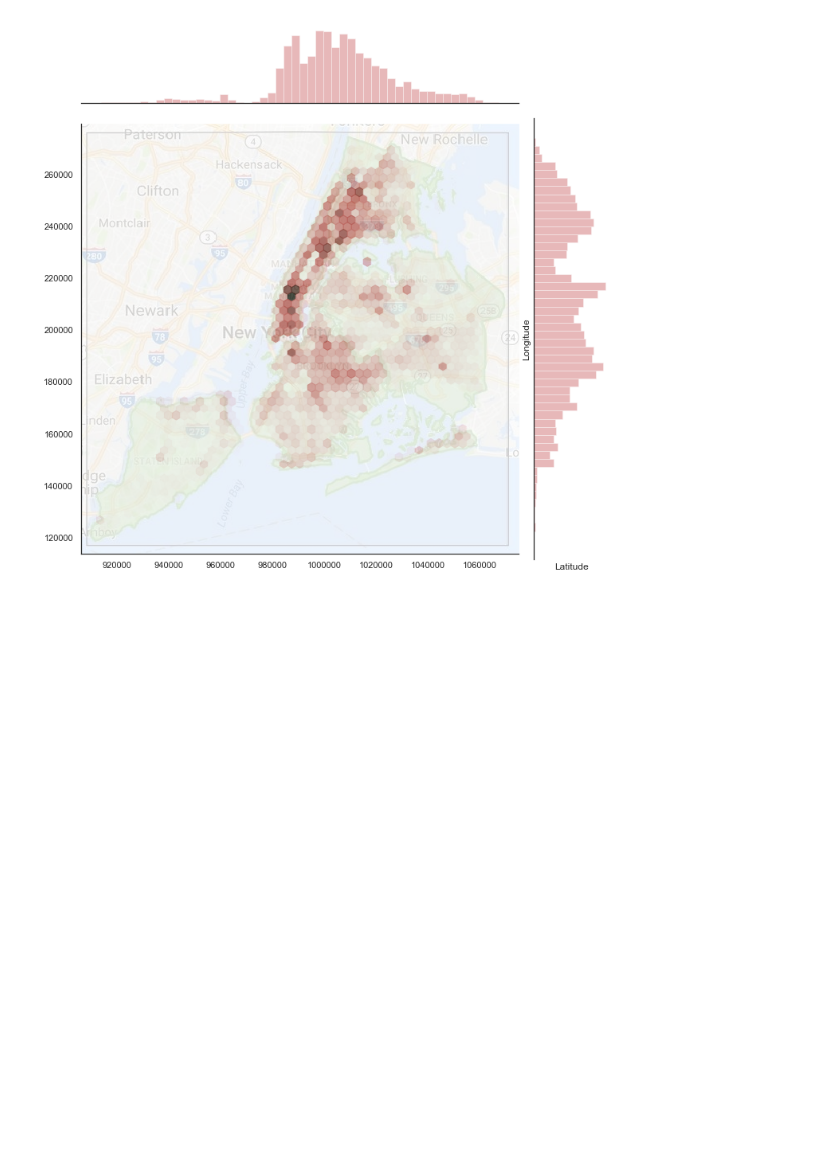
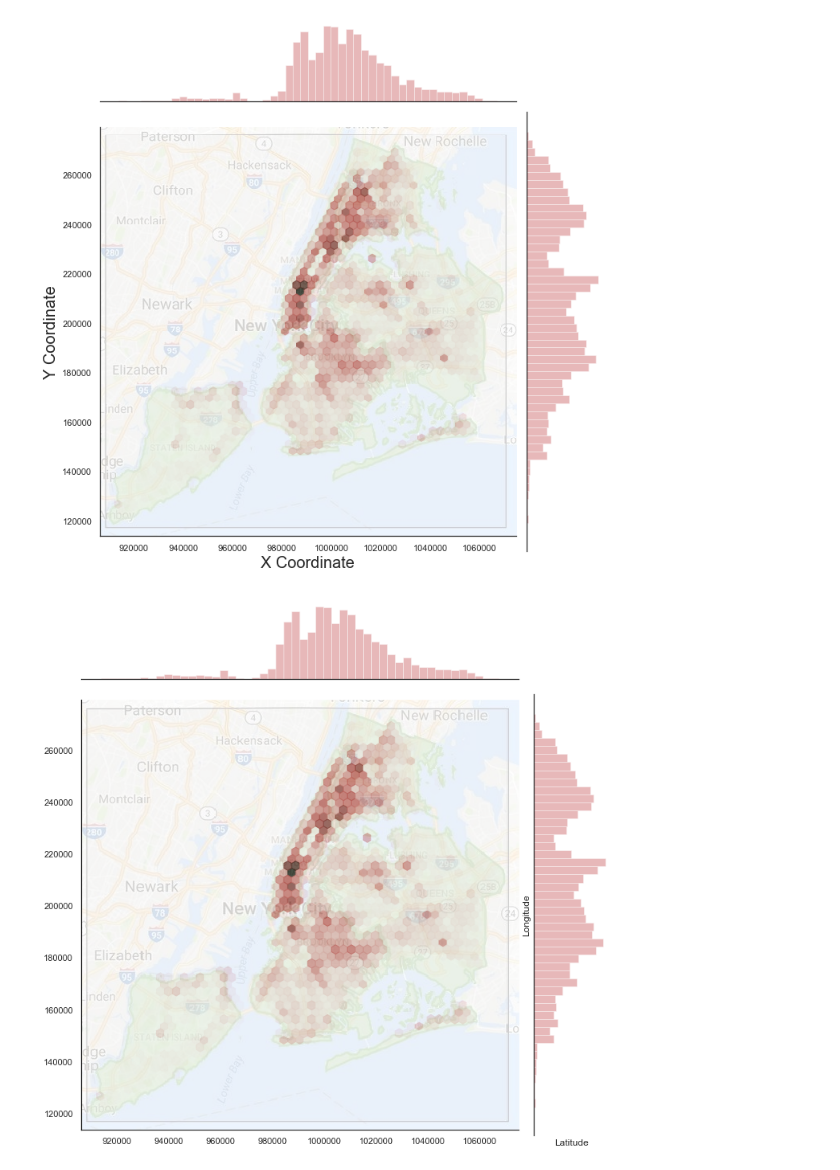
Before and after one commit to andrewnm9/nyc-crime-data, a Jupyter notebook: nyc-hexbin.ipynb, the cells around one changed output. Saved outputs shown, nothing was run; the diff lists cells and outputs as text; code cells hidden in the pictures; blank space fills up the shorter version.

```diff
--- a/nyc-hexbin.ipynb
+++ b/nyc-hexbin.ipynb
@@ -9,6 +9,16 @@ import matplotlib.image as mpimg
 sns.set(style="darkgrid")
 # %%
 df = pd.read_csv("NYPD_Complaint_Data_Historic.tsv", sep="\t")
+# %%
+sns.set(style="white")
+map_img=mpimg.imread('New-York-City-boundary-map2.png')
+g = sns.jointplot(x=df['X_COORD_CD'].values, y=df['Y_COORD_CD'].values, height=10, kind='hex', alpha=0.8, color="r")
+g.ax_joint.imshow(map_img, aspect = 'equal',extent = g.ax_joint.get_xlim() + g.ax_joint.get_ylim(),zorder = 1, alpha=0.2, origin='upper')
+g.set_axis_labels('X Coordinate', 'Y Coordinate', fontsize=20)
+plt.tight_layout()
+plt.show()
+# %% [output]
+[figure, added]
 # %%
 sns.set(style="white")
 map_img=mpimg.imread('New-York-City-boundary-map2.png')
```
Also changed, not shown: 9 other files.
